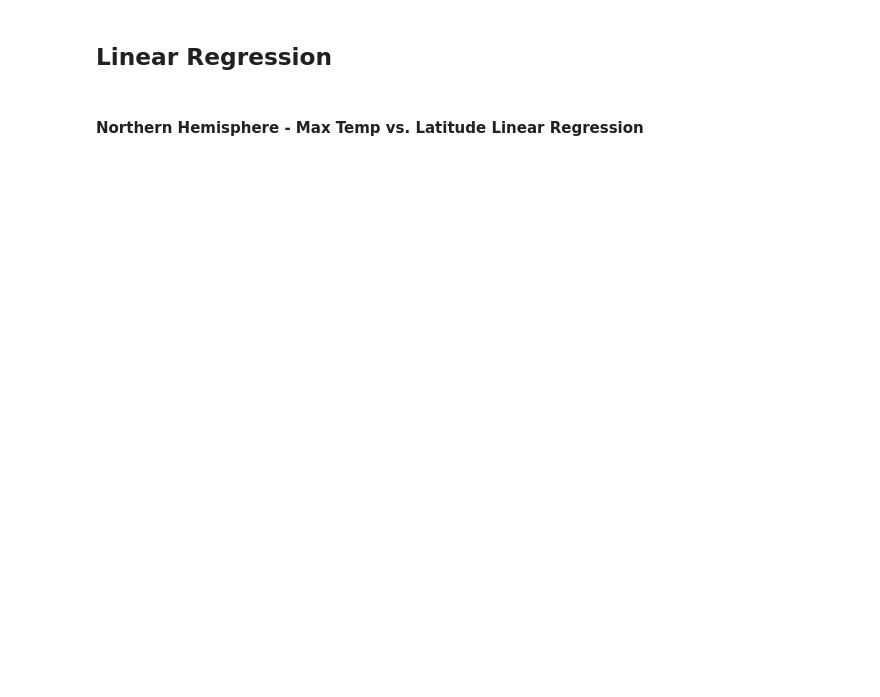
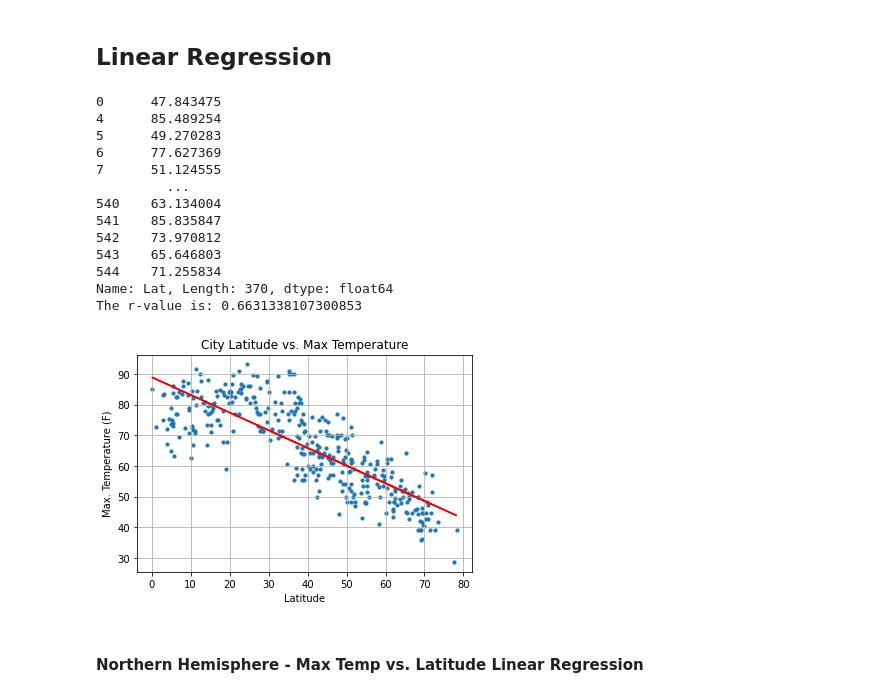
Before and after one commit to mindyketchum9/Python-APIs, a Jupyter notebook: WeatherPy/WeatherPy.ipynb, the cells around one changed output. Saved outputs shown, nothing was run; the diff lists cells and outputs as text; code cells hidden in the pictures; blank space fills up the shorter version.

```diff
--- a/WeatherPy/WeatherPy.ipynb
+++ b/WeatherPy/WeatherPy.ipynb
@@ -343,4 +330,63 @@ plt.show()
 # %% [markdown]
 ## Linear Regression
+# %%
+df_NorthernHem = city_data_pd.loc[city_data_pd["Lat"] > 0]
+df_SouthernHem = city_data_pd.loc[city_data_pd["Lat"] < 0]
+# %%
+x_values = df_NorthernHem["Lat"]
+y_values = df_NorthernHem["Max Temp"]
+# %%
+def regressplot(x_values, y_values):
+
+    # Perform a linear regression on temperature vs. latitude
+    (slope, intercept, rvalue, pvalue, stderr) = linregress(x_values, y_values)
+
+    # Get regression values
+    regress_values = x_values * slope + intercept
+    print(regress_values)
+
+    # Create line equation string
+    line_eq = "y = " + str(round(slope,2)) + "x +" + str(round(intercept,2))
+
+    # Build a scatter plot for each data type
+    plt.scatter(x_values, y_values , marker="o", s=10)
+    plt.plot(x_values,regress_values,"r-")
+
+    # Incorporate the other graph properties
+
+    plt.xlabel("Latitude")
+    plt.grid(True)
+    plt.annotate(line_eq,(20,15),fontsize=15,color="red")
+
+
+
+    # Print r value
+    print(f"The r-value is: {rvalue**2}")
+
+    # Save the figure
+
+
+    # Show plot
+    plt.show()
+# %%
+plt.title("City Latitude vs. Max Temperature")
+plt.ylabel("Max. Temperature (F)")
+
+regressplot(x_values, y_values)
+# %% [output]
+0      47.843475
+4      85.489254
+5      49.270283
+6      77.627369
+7      51.124555
+         ...
+540    63.134004
+541    85.835847
+542    73.970812
+543    65.646803
+544    71.255834
+Name: Lat, Length: 370, dtype: float64
+The r-value is: 0.6631338107300853
+[figure, added]
 # %% [markdown]
 ####  Northern Hemisphere - Max Temp vs. Latitude Linear Regression
```
Also changed, not shown: parts of 40 cells of this notebook, 2 other files.
